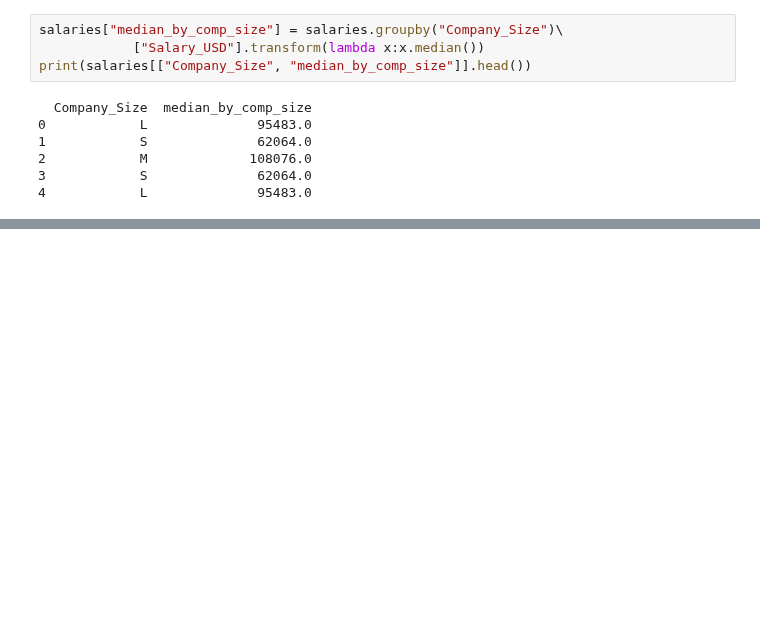
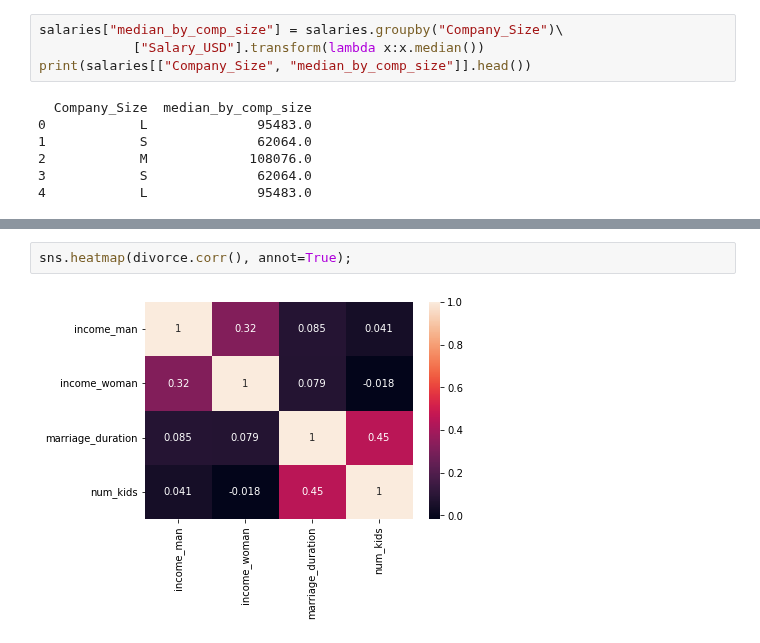
Before and after one commit to ecuerbo/pyprac, a Jupyter notebook: datacamp/exploratory-data-analysis.ipynb, the cells around one changed output, grey strips where cells are left out. Saved outputs shown, nothing was run; the diff lists cells and outputs as text; blank space fills up the shorter version.

```diff
--- a/datacamp/exploratory-data-analysis.ipynb
+++ b/datacamp/exploratory-data-analysis.ipynb
@@ -539,0 +663,4 @@ print(salaries[["Company_Size", "median_by_comp_size"]].head())
+# %%
+sns.heatmap(divorce.corr(), annot=True);
+# %% [output]
+[figure, added]
```
Also changed, not shown: parts of 24 cells of this notebook.
